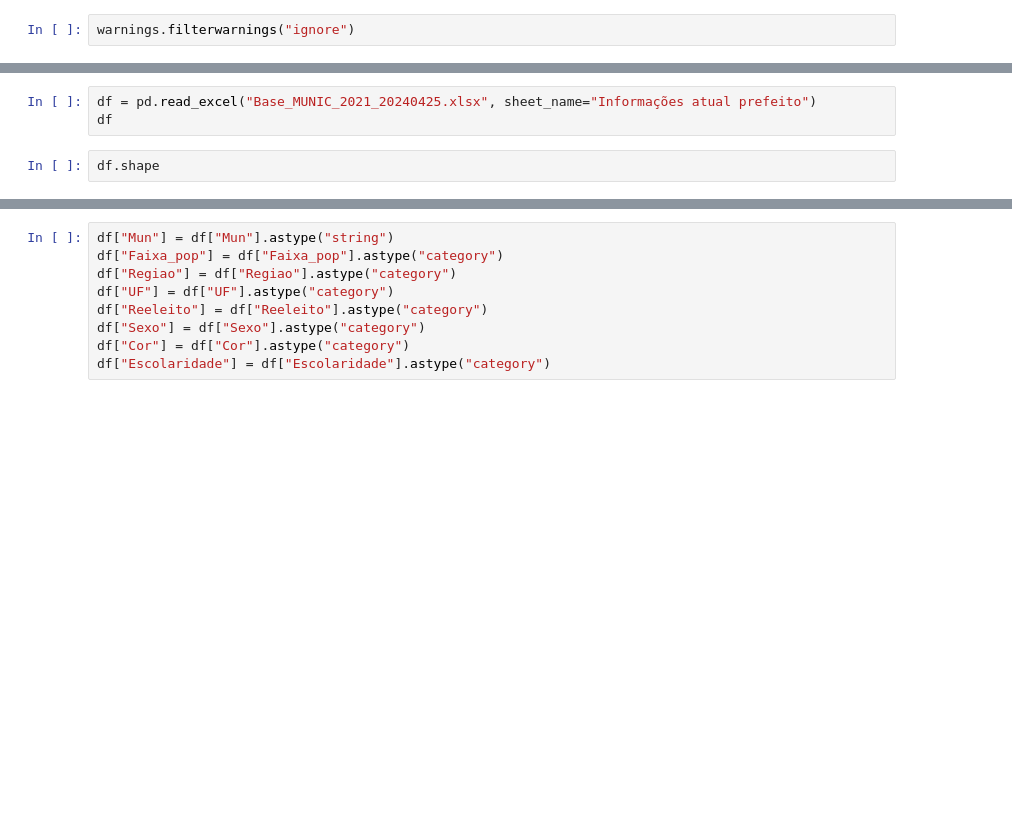
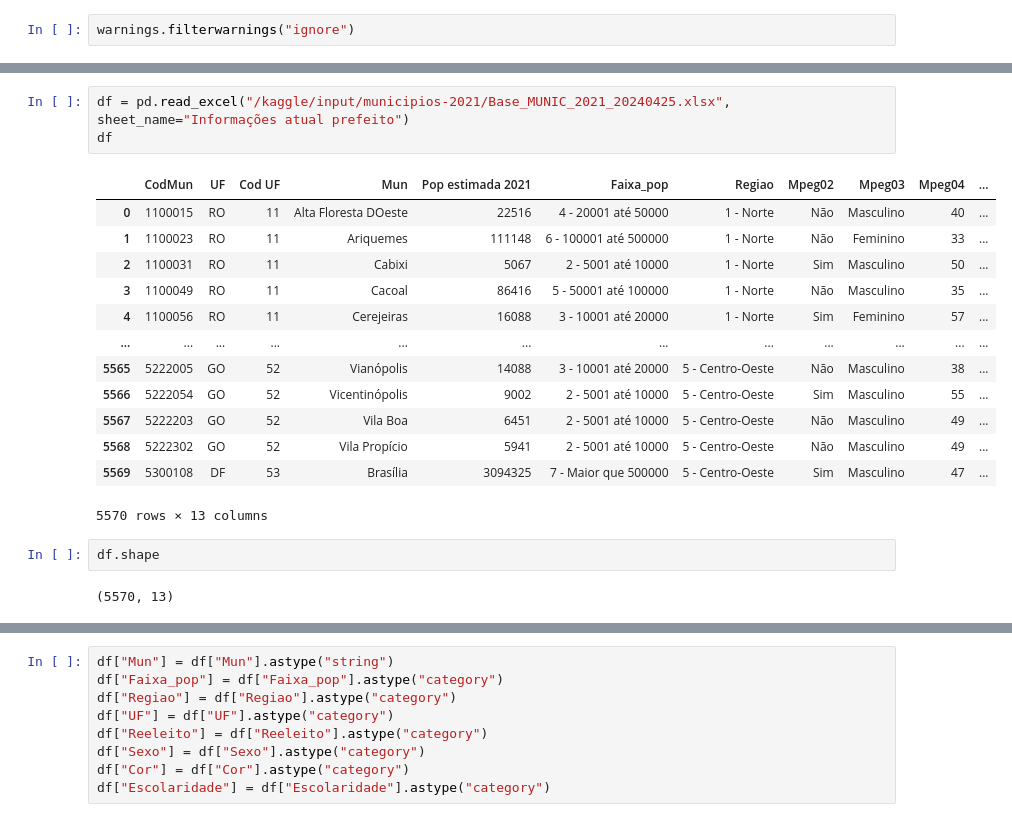
Before and after one commit to jairsdev/municipal_dados, a Jupyter notebook: municipal_dados.ipynb, the cells around one changed output, grey strips where cells are left out. Drawn from its saved outputs; the diff is of its cells as text; blank space fills up the shorter version.

```diff
--- a/municipal_dados.ipynb
+++ b/municipal_dados.ipynb
@@ -28,7 +39,23 @@ planinha.sheet_names
 # %%
-df = pd.read_excel("Base_MUNIC_2021_20240425.xlsx", sheet_name="Informações atual prefeito")
+df = pd.read_excel("/kaggle/input/municipios-2021/Base_MUNIC_2021_20240425.xlsx", sheet_name="Informações atual prefeito")
 df
+# %% [output]
+|  | CodMun | UF | Cod UF | Mun | Pop estimada 2021 | Faixa_pop | Regiao | Mpeg02 | Mpeg03 | Mpeg04 | ... |
+| 0 | 1100015 | RO | 11 | Alta Floresta DOeste | 22516 | 4 - 20001 até 50000 | 1 - Norte | Não | Masculino | 40 | ... |
+| 1 | 1100023 | RO | 11 | Ariquemes | 111148 | 6 - 100001 até 500000 | 1 - Norte | Não | Feminino | 33 | ... |
+| 2 | 1100031 | RO | 11 | Cabixi | 5067 | 2 - 5001 até 10000 | 1 - Norte | Sim | Masculino | 50 | ... |
+| 3 | 1100049 | RO | 11 | Cacoal | 86416 | 5 - 50001 até 100000 | 1 - Norte | Não | Masculino | 35 | ... |
+| 4 | 1100056 | RO | 11 | Cerejeiras | 16088 | 3 - 10001 até 20000 | 1 - Norte | Sim | Feminino | 57 | ... |
+| ... | ... | ... | ... | ... | ... | ... | ... | ... | ... | ... | ... |
+| 5565 | 5222005 | GO | 52 | Vianópolis | 14088 | 3 - 10001 até 20000 | 5 - Centro-Oeste | Não | Masculino | 38 | ... |
+| 5566 | 5222054 | GO | 52 | Vicentinópolis | 9002 | 2 - 5001 até 10000 | 5 - Centro-Oeste | Sim | Masculino | 55 | ... |
+| 5567 | 5222203 | GO | 52 | Vila Boa | 6451 | 2 - 5001 até 10000 | 5 - Centro-Oeste | Não | Masculino | 49 | ... |
+| 5568 | 5222302 | GO | 52 | Vila Propício | 5941 | 2 - 5001 até 10000 | 5 - Centro-Oeste | Não | Masculino | 49 | ... |
+| 5569 | 5300108 | DF | 53 | Brasília | 3094325 | 7 - Maior que 500000 | 5 - Centro-Oeste | Sim | Masculino | 47 | ... |
+5570 rows × 13 columns
 # %%
 df.shape
+# %% [output]
+(5570, 13)
 # %%
 df.info()
```
Also changed, not shown: parts of 21 cells of this notebook.
